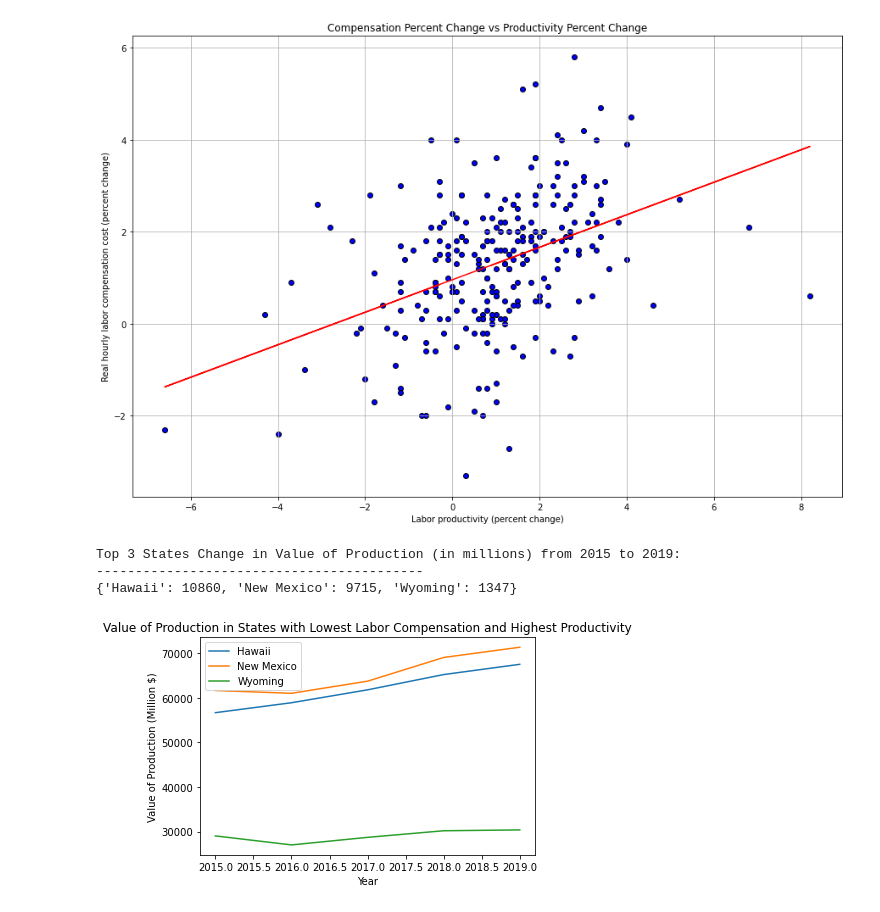
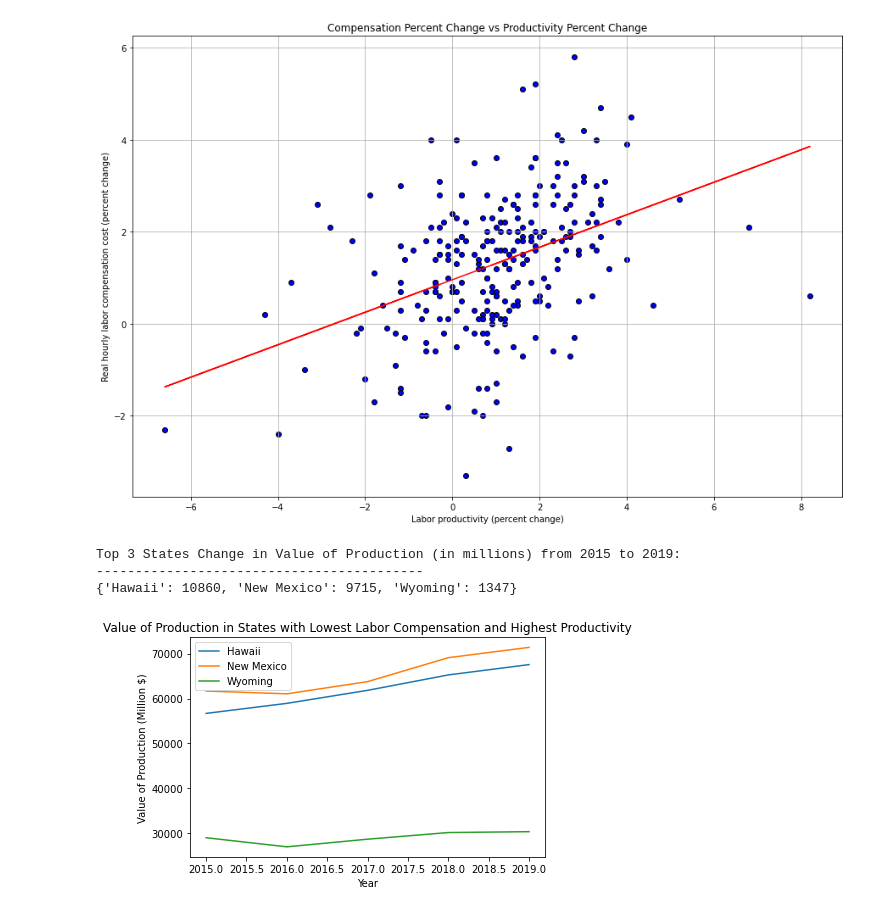
Before and after one commit to Blashford/Next-Factory-ACME, a Jupyter notebook: starter_notebook.ipynb, the cells around one changed output. Saved outputs shown, nothing was run; the diff lists cells and outputs as text; code cells hidden in the pictures.

Commit message:
Fixed graph layout, deleted repeat image

```diff
--- a/starter_notebook.ipynb
+++ b/starter_notebook.ipynb
@@ -199,26 +199,27 @@ Wyoming_Production_Value = labor_df.loc[labor_df["State"] == "Wyoming", ["Year",
 # %%
 x1=Hawaii_Production_Value["Year"]
 y1=Hawaii_Production_Value["Value of production (million $)"]
 plt.plot(x1, y1, label = "Hawaii")
 x2=New_Mexico_Production_Value["Year"]
 y2=New_Mexico_Production_Value["Value of production (million $)"]
 plt.plot(x2, y2, label = "New Mexico")
 x3=Wyoming_Production_Value["Year"]
 y3=Wyoming_Production_Value["Value of production (million $)"]
 plt.plot(x3, y3, label = "Wyoming")
 plt.xlabel('Year')
 plt.ylabel('Value of Production (Million $)')
 plt.title('Value of Production in States with Lowest Labor Compensation and Highest Productivity')
 plt.legend()
+plt.tight_layout()
 plt.savefig('production trend.png')
 value_changes = {"Hawaii" : round((Hawaii_Production_Value.iloc[4, 1]) - (Hawaii_Production_Value.iloc[0, 1])) ,
 "New Mexico" : round((New_Mexico_Production_Value.iloc[4, 1]) - (New_Mexico_Production_Value.iloc[0, 1])) ,
 "Wyoming" : round((Wyoming_Production_Value.iloc[4, 1]) - (Wyoming_Production_Value.iloc[0, 1]))}
 print(f'Top 3 States Change in Value of Production (in millions) from 2015 to 2019:')
 print(f'------------------------------------------')
 print(f'{value_changes}')
 # %% [output]
 Top 3 States Change in Value of Production (in millions) from 2015 to 2019:
 ------------------------------------------
 {'Hawaii': 10860, 'New Mexico': 9715, 'Wyoming': 1347}
-[figure, old version]
+[figure, new version]
```
Also changed, not shown: 2 other files.
